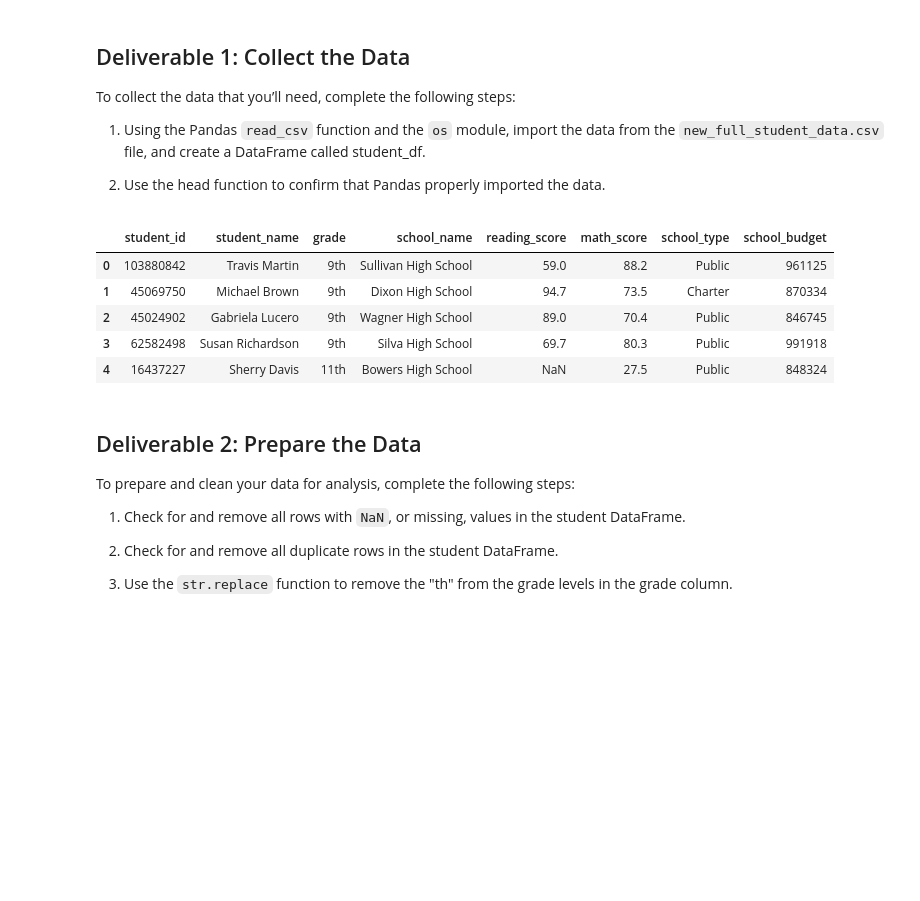
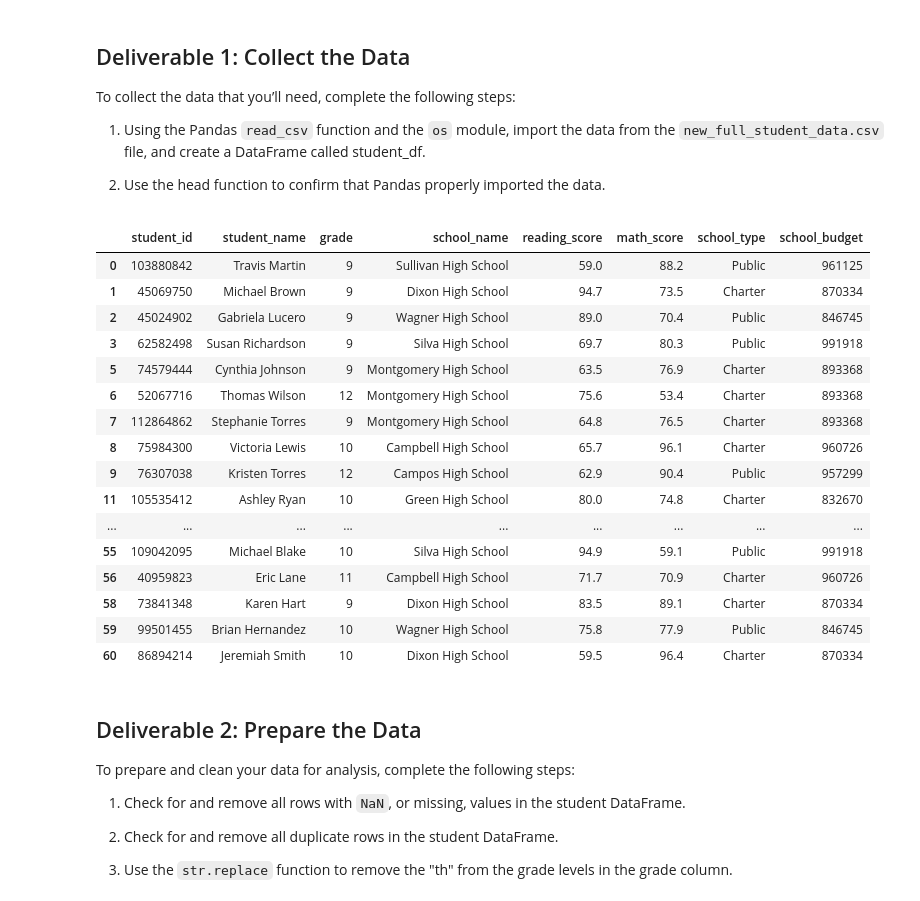
Before and after one commit to imrtech/School_District_Analysis, a Jupyter notebook: Student_Data_Challenge_Starter_Code.ipynb, the cells around one changed output. Saved outputs shown, nothing was run; the diff lists cells and outputs as text; code cells hidden in the pictures; blank space fills up the shorter version.

```diff
--- a/Student_Data_Challenge_Starter_Code.ipynb
+++ b/Student_Data_Challenge_Starter_Code.ipynb
@@ -19,14 +19,25 @@ full_student_data = os.path.join('Resources/new_full_student_data.csv')
 student_df = pd.read_csv(full_student_data)
 # %%
 # Verify that the data was properly imported
-student_df.head()
+student_df.head(50)
 # %% [output]
 |  | student_id | student_name | grade | school_name | reading_score | math_score | school_type | school_budget |
-| 0 | 103880842 | Travis Martin | 9th | Sullivan High School | 59.0 | 88.2 | Public | 961125 |
-| 1 | 45069750 | Michael Brown | 9th | Dixon High School | 94.7 | 73.5 | Charter | 870334 |
-| 2 | 45024902 | Gabriela Lucero | 9th | Wagner High School | 89.0 | 70.4 | Public | 846745 |
-| 3 | 62582498 | Susan Richardson | 9th | Silva High School | 69.7 | 80.3 | Public | 991918 |
-| 4 | 16437227 | Sherry Davis | 11th | Bowers High School | NaN | 27.5 | Public | 848324 |
+| 0 | 103880842 | Travis Martin | 9 | Sullivan High School | 59.0 | 88.2 | Public | 961125 |
+| 1 | 45069750 | Michael Brown | 9 | Dixon High School | 94.7 | 73.5 | Charter | 870334 |
+| 2 | 45024902 | Gabriela Lucero | 9 | Wagner High School | 89.0 | 70.4 | Public | 846745 |
+| 3 | 62582498 | Susan Richardson | 9 | Silva High School | 69.7 | 80.3 | Public | 991918 |
+| 5 | 74579444 | Cynthia Johnson | 9 | Montgomery High School | 63.5 | 76.9 | Charter | 893368 |
+| 6 | 52067716 | Thomas Wilson | 12 | Montgomery High School | 75.6 | 53.4 | Charter | 893368 |
+| 7 | 112864862 | Stephanie Torres | 9 | Montgomery High School | 64.8 | 76.5 | Charter | 893368 |
+| 8 | 75984300 | Victoria Lewis | 10 | Campbell High School | 65.7 | 96.1 | Charter | 960726 |
+| 9 | 76307038 | Kristen Torres | 12 | Campos High School | 62.9 | 90.4 | Public | 957299 |
+| 11 | 105535412 | Ashley Ryan | 10 | Green High School | 80.0 | 74.8 | Charter | 832670 |
+| ... | ... | ... | ... | ... | ... | ... | ... | ... |
+| 55 | 109042095 | Michael Blake | 10 | Silva High School | 94.9 | 59.1 | Public | 991918 |
+| 56 | 40959823 | Eric Lane | 11 | Campbell High School | 71.7 | 70.9 | Charter | 960726 |
+| 58 | 73841348 | Karen Hart | 9 | Dixon High School | 83.5 | 89.1 | Charter | 870334 |
+| 59 | 99501455 | Brian Hernandez | 10 | Wagner High School | 75.8 | 77.9 | Public | 846745 |
+| 60 | 86894214 | Jeremiah Smith | 10 | Dixon High School | 59.5 | 96.4 | Charter | 870334 |
 # %% [markdown]
 ## Deliverable 2: Prepare the Data
 
```
Also changed, not shown: 4 other files.
